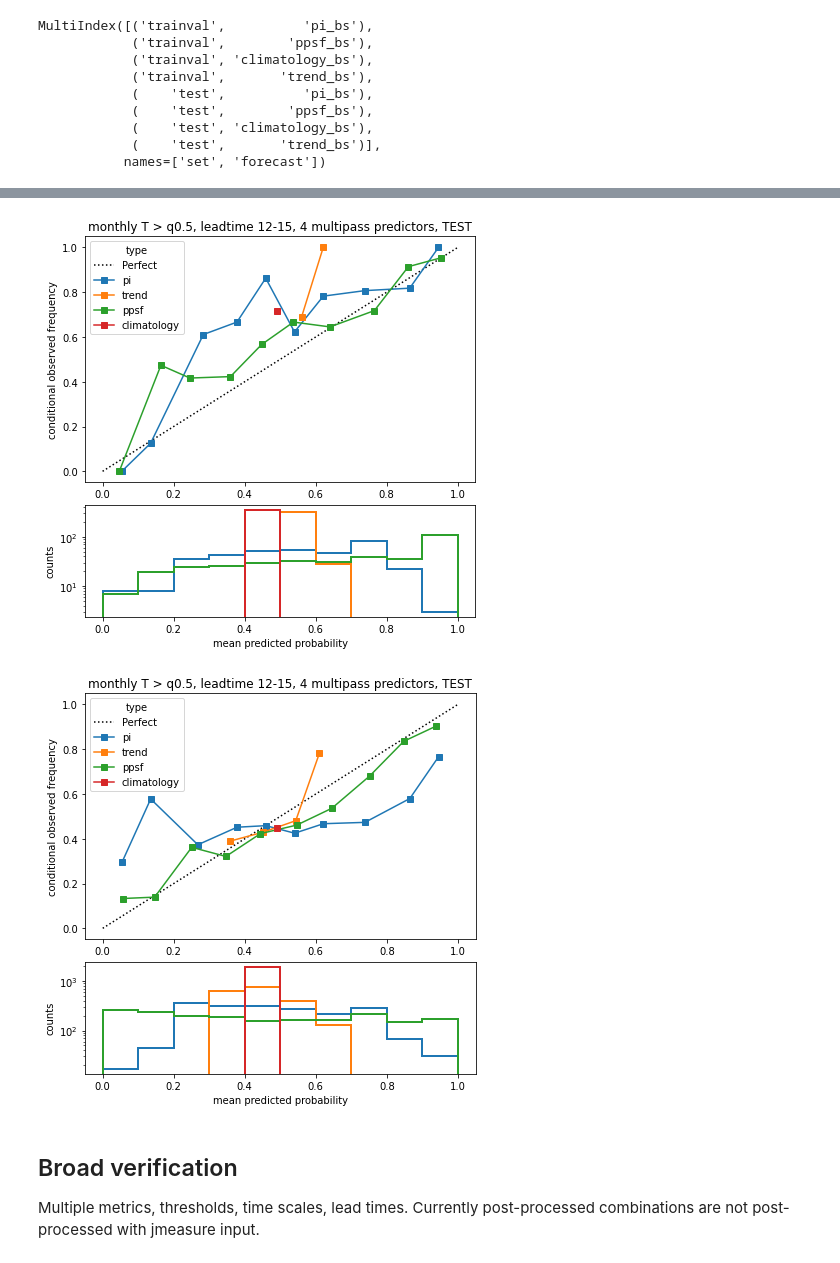
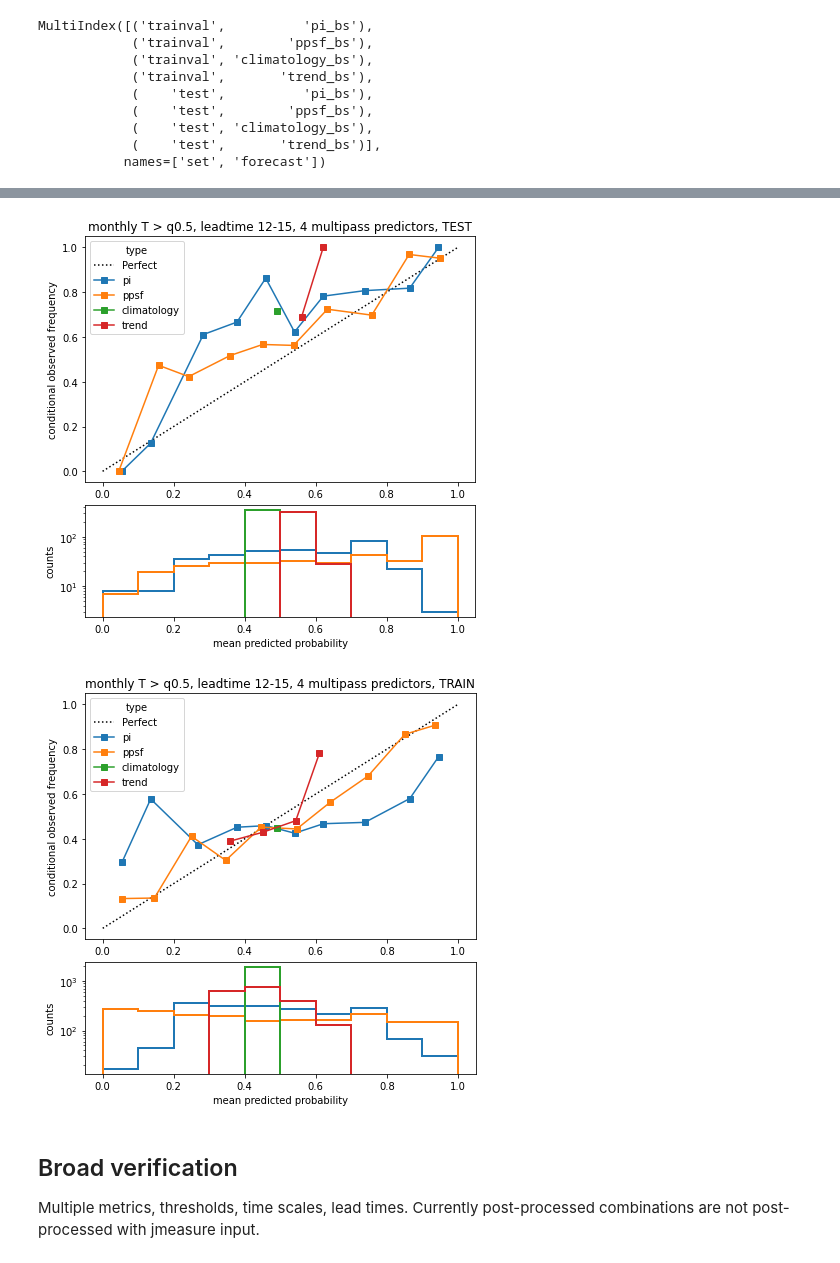
Before and after one commit to chiemvs/Hybrid, a Jupyter notebook: notebooks/verification.ipynb, the cells around one changed output, grey strips where cells are left out. Drawn from its saved outputs; the diff is of its cells as text; code cells hidden in the pictures.

```diff
--- a/notebooks/verification.ipynb
+++ b/notebooks/verification.ipynb
@@ -108,17 +118,17 @@ for key in bszero.columns:
 test_only.columns.name = 'type'
 trainval_only.columns.name = 'type'
 # %%
-fig, (axrel, axhist) = reliability_plot(y_true = test_only['observation'], y_probs=test_only[['pi', 'trend','ppsf', 'climatology']])
+fig, (axrel, axhist) = reliability_plot(y_true = test_only['observation'], y_probs=test_only[['pi', 'ppsf', 'climatology','trend']])
 axrel.set_title('monthly T > q0.5, leadtime 12-15, 4 multipass predictors, TEST')
 plt.show()
 # %% [output]
-[figure, old version]
+[figure, new version]
 # %%
-fig, (axrel, axhist) = reliability_plot(y_true = trainval_only['observation'], y_probs=trainval_only[['pi', 'trend','ppsf', 'climatology']])
-axrel.set_title('monthly T > q0.5, leadtime 12-15, 4 multipass predictors, TEST')
+fig, (axrel, axhist) = reliability_plot(y_true = trainval_only['observation'], y_probs=trainval_only[['pi', 'ppsf', 'climatology','trend']])
+axrel.set_title('monthly T > q0.5, leadtime 12-15, 4 multipass predictors, TRAIN')
 plt.show()
 # %% [output]
-[figure, old version]
+[figure, new version]
 # %% [markdown]
 ## Broad verification
 Multiple metrics, thresholds, time scales, lead times. Currently post-processed combinations are not post-processed with jmeasure input.
```
Also changed, not shown: parts of 4 cells of this notebook, 2 other files.
